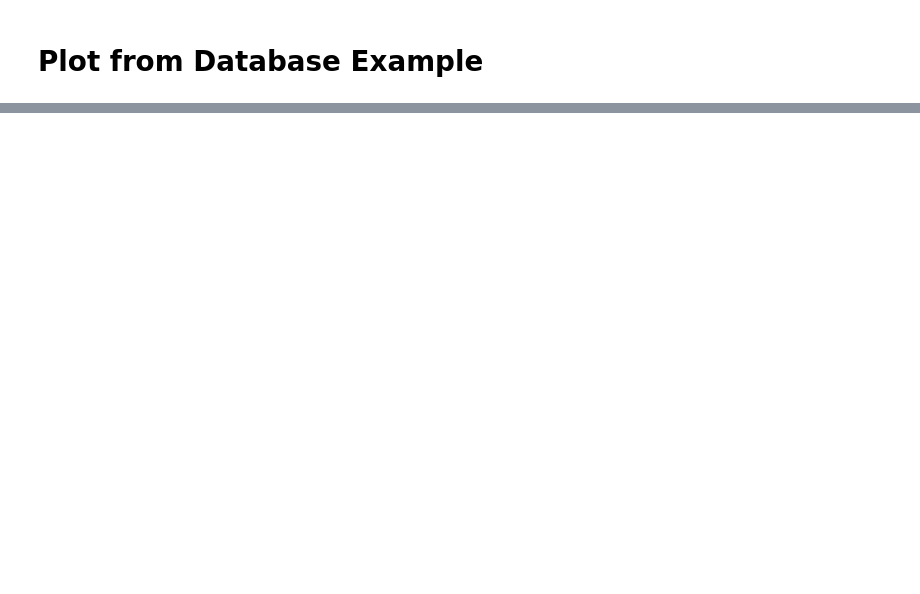
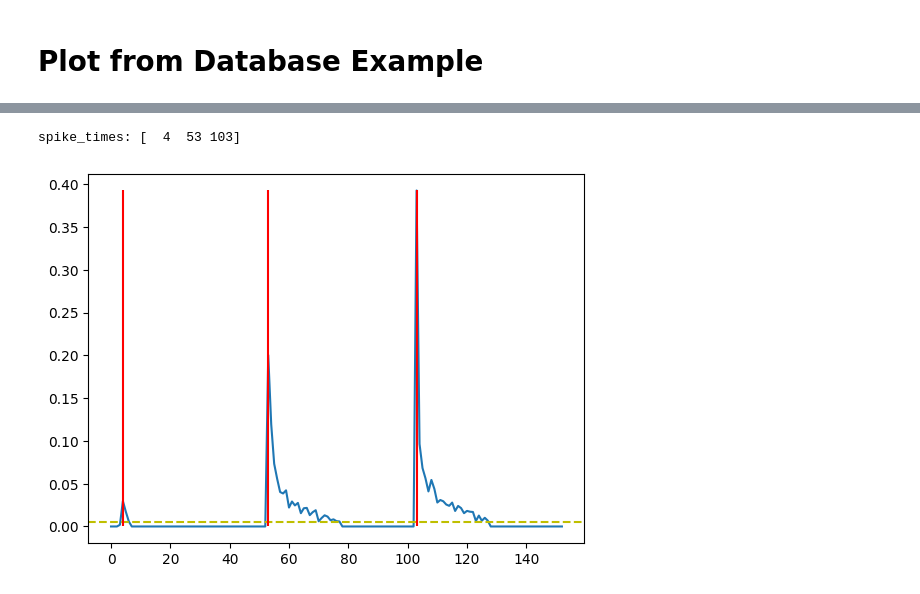
Before and after one commit to fdrgsp/cali, a Jupyter notebook: examples/examples_plot_from_database.ipynb, the cells around one changed output, grey strips where cells are left out. Saved outputs shown, nothing was run; the diff lists cells and outputs as text; code cells hidden in the pictures; blank space fills up the shorter version.

```diff
--- a/examples/examples_plot_from_database.ipynb
+++ b/examples/examples_plot_from_database.ipynb
@@ -54,0 +57,17 @@ with Session(engine) as session:
+# %%
+tr = traces_list[1]
+inferred = np.asarray(tr.inferred_spikes, dtype=float)
+th = 0.005
+above = inferred > th
+rising = above & ~np.concatenate(([False], above[:-1]))
+spike_times = np.where(rising)[0]
+print("spike_times:", spike_times)
+
+t = np.arange(len(inferred))
+plt.plot(t, inferred)
+plt.axhline(th, ls="--", color="y")
+plt.vlines(spike_times, inferred.min(), inferred.max(), color="r")
+plt.show()
+# %% [output]
+spike_times: [  4  53 103]
+[figure, added]
```
Also changed, not shown: parts of 3 cells of this notebook, 4 other files.
